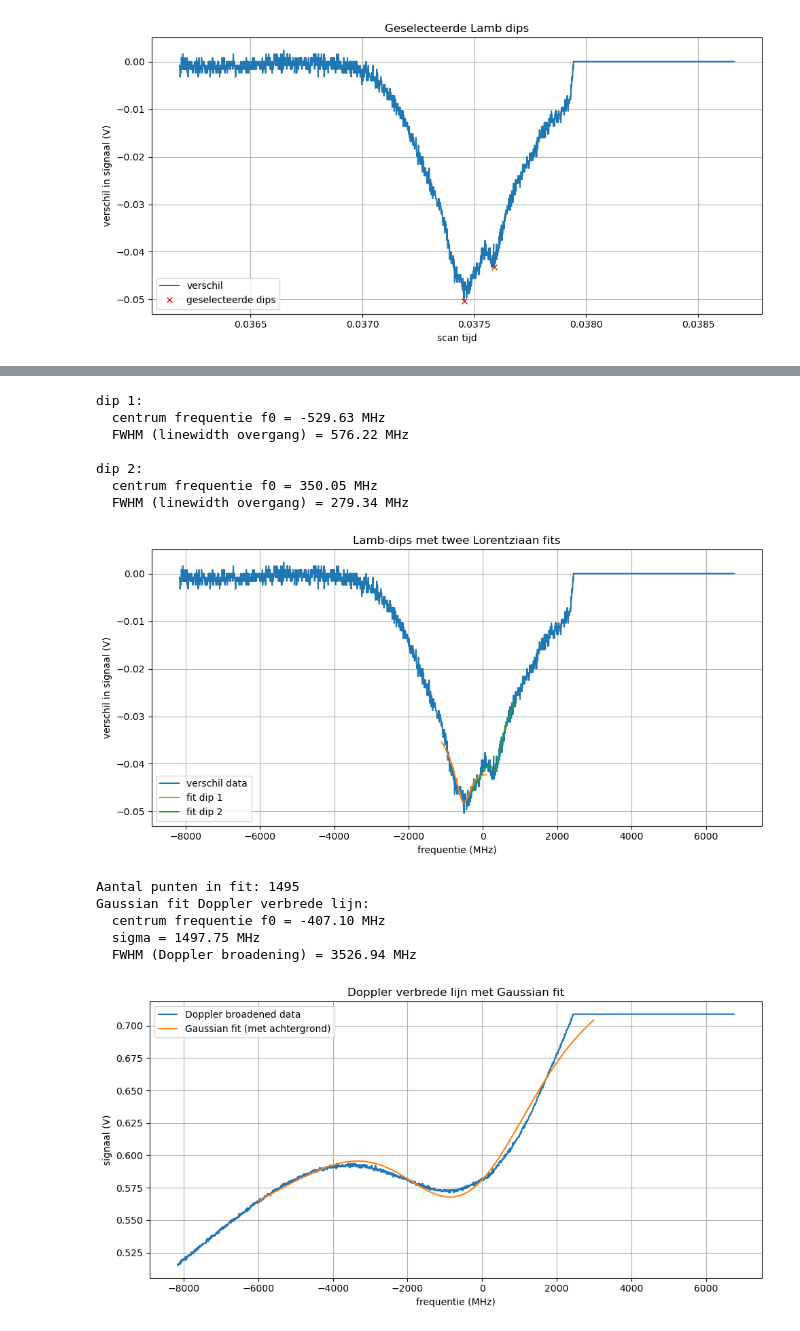
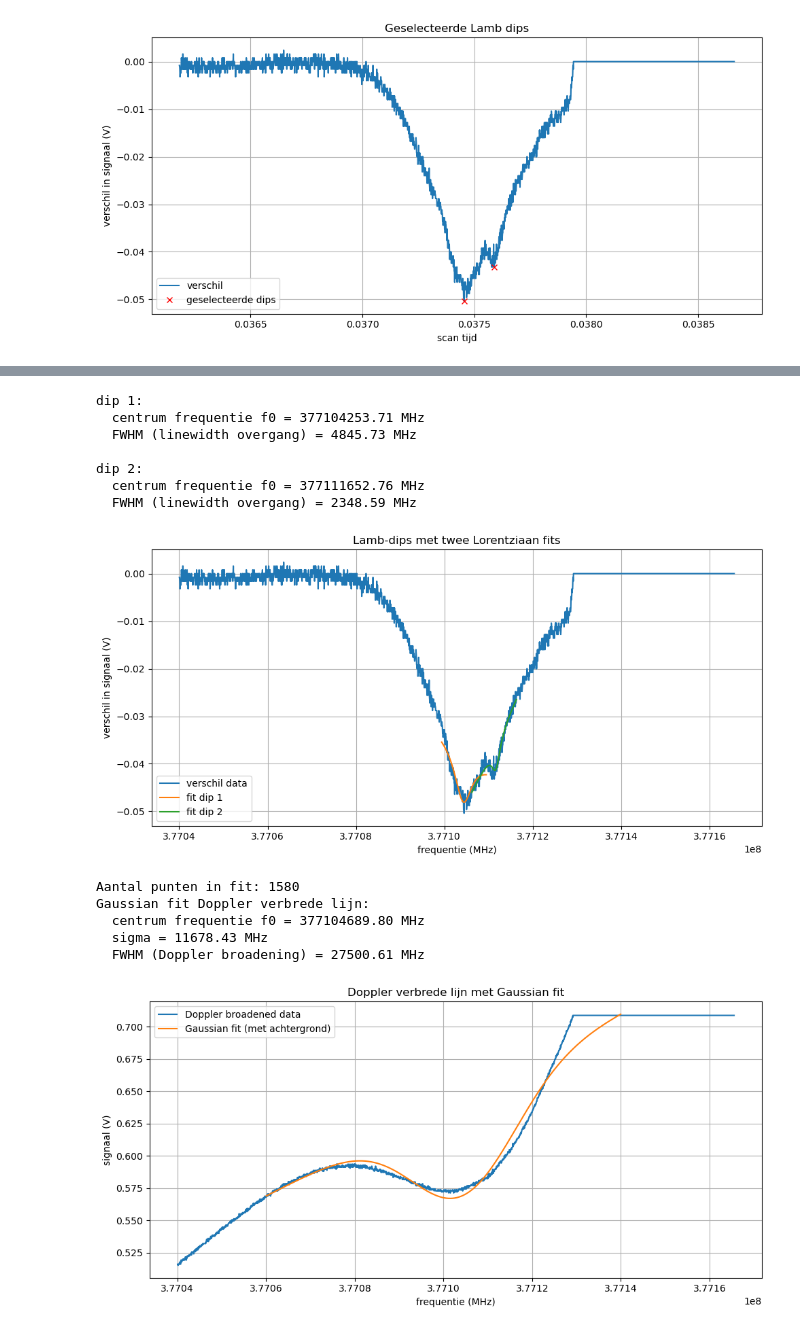
Before and after one commit to NatanDelorme/RubiudiumSpectroscopy_Wouter_Natan, a Jupyter notebook: DATA_ANALYSIS_NatanDelorme_15803686DIP1.ipynb, the cells around one changed output, grey strips where cells are left out. Cells and saved outputs as stored; diff of their text form; code cells hidden in the pictures.

```diff
--- a/DATA_ANALYSIS_NatanDelorme_15803686.ipynb
+++ b/DATA_ANALYSIS_NatanDelorme_15803686DIP1.ipynb
@@ -190,8 +190,8 @@ Indices in volledige array: [1272 1407]
 i1 = 1272  # eerste dip
 i2 = 1407  # tweede dip
 
-nu1_MHz = -507.8  # F'=1
-nu2_MHz = 304.7  # F'=2
+nu2_MHz = 377111271  # F'=1
+nu1_MHz = 377104437  # F'=2
 
 # vanaf hier niets meer aanpassen
 
@@ -216,7 +216,7 @@ freq2_MHz = freq2 / 1e6
 plt.figure()
 plt.plot(freq1_MHz, y1, label="Doppler free")
 plt.plot(freq2_MHz, y2, label="Doppler broadened")
-plt.xlabel("frequentie (MHz)")
+plt.xlabel("frequentie (mHz)")
 plt.ylabel("signaal (V)")
 plt.title("Rubidium spectrum met frequentie as")
 plt.grid(True)
@@ -317,13 +315,13 @@ plt.tight_layout()
 plt.show()
 # %% [output]
 dip 1:
-  centrum frequentie f0 = -529.63 MHz
-  FWHM (linewidth overgang) = 576.22 MHz
+  centrum frequentie f0 = 377104253.71 MHz
+  FWHM (linewidth overgang) = 4845.73 MHz
 
 dip 2:
-  centrum frequentie f0 = 350.05 MHz
-  FWHM (linewidth overgang) = 279.34 MHz
+  centrum frequentie f0 = 377111652.76 MHz
+  FWHM (linewidth overgang) = 2348.59 MHz
-[figure, old version]
+[figure, new version]
 # %%
 import numpy as np
 from scipy.optimize import curve_fit
@@ -339,8 +337,8 @@ def gaussian_simple(f, A, f0, sigma):
 
 # 0) KIES HIER DE FREQUENTIE RANGE VAN DE DOPPLER-DIP
 # kijk in je spectrum en pas deze twee getallen aan
-fit_min = -6000   # MHz, voorbeeld
-fit_max =  3000   # MHz, voorbeeld
+fit_min = 377060000    # MHz, voorbeeld
+fit_max =  377140000  # MHz, voorbeeld
 
 # 1) selecteer alleen het stuk rond de brede dip
 mask = (freq2_MHz > fit_min) & (freq2_MHz < fit_max)
@@ -380,35 +378,35 @@ pars_G, _ = curve_fit(
     p0=p0,
     bounds=bounds,
     maxfev=20000
 )
 
 A_G, f0_G, sigma_G = pars_G
 
 # 6) FWHM uit sigma  dit is de Doppler broadening
 FWHM_D = 2 * np.sqrt(2 * np.log(2)) * sigma_G
 
 print("Gaussian fit Doppler verbrede lijn:")
 print(f"  centrum frequentie f0 = {f0_G:.2f} MHz")
 print(f"  sigma = {sigma_G:.2f} MHz")
 print(f"  FWHM (Doppler broadening) = {FWHM_D:.2f} MHz")
 
 # 7) totale fit (achtergrond + Gaussian) voor de plot
 y_fit = baseline + gaussian_simple(f_D, *pars_G)
 
 plt.figure()
 plt.plot(freq2_MHz, y2, label="Doppler broadened data")
 plt.plot(f_D, y_fit, label="Gaussian fit (met achtergrond)")
 plt.xlabel("frequentie (MHz)")
 plt.ylabel("signaal (V)")
 plt.title("Doppler verbrede lijn met Gaussian fit")
 plt.grid(True)
 plt.legend()
 plt.tight_layout()
 plt.show()
 # %% [output]
-Aantal punten in fit: 1495
+Aantal punten in fit: 1580
 Gaussian fit Doppler verbrede lijn:
-  centrum frequentie f0 = -407.10 MHz
-  sigma = 1497.75 MHz
-  FWHM (Doppler broadening) = 3526.94 MHz
+  centrum frequentie f0 = 377104689.80 MHz
+  sigma = 11678.43 MHz
+  FWHM (Doppler broadening) = 27500.61 MHz
-[figure, old version]
+[figure, new version]
```
Also changed, not shown: parts of 1 cell of this notebook, 10 other files.
